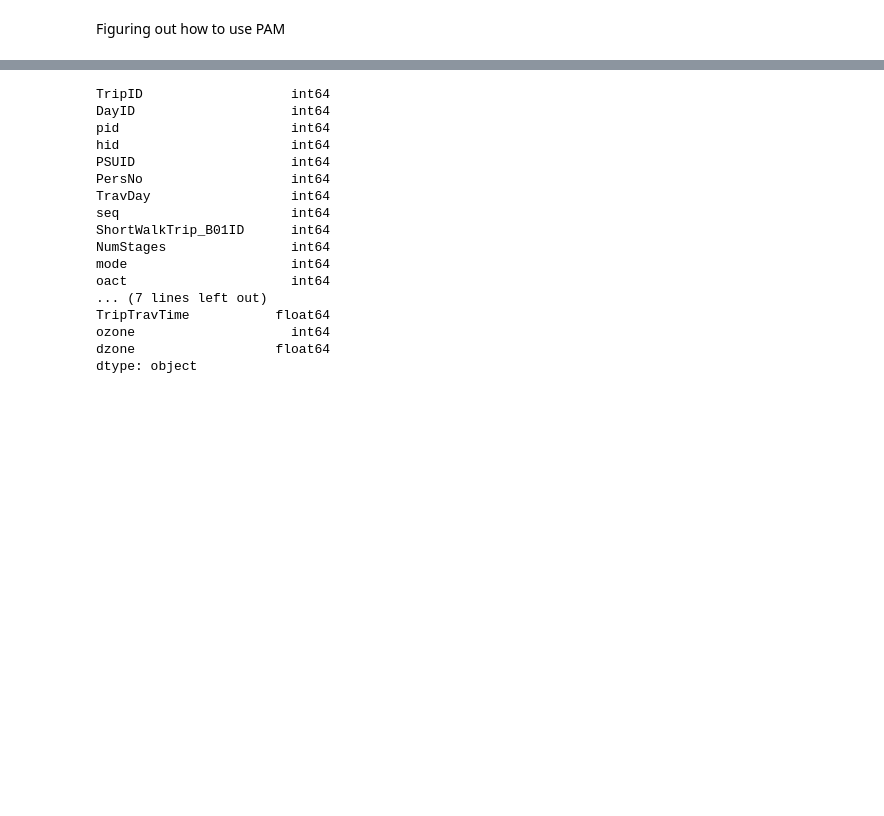
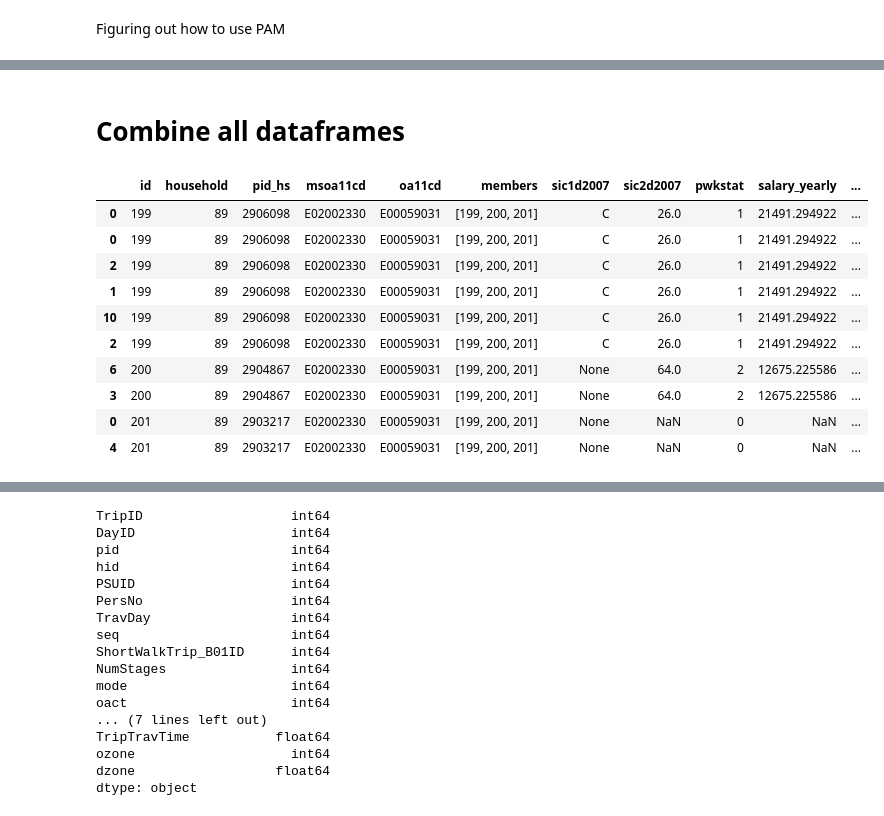
Before and after one commit to Urban-Analytics-Technology-Platform/acbm, a Jupyter notebook: notebooks/sandbox_exploring_pam.ipynb, the cells around one changed output, grey strips where cells are left out. Drawn from its saved outputs; the diff is of its cells as text; code cells hidden in the pictures; blank space fills up the shorter version.

Commit message:
update before merge

```diff
--- a/notebooks/sandbox_exploring_pam.ipynb
+++ b/notebooks/sandbox_exploring_pam.ipynb
@@ -15,0 +106,7 @@ from acbm.preprocessing import nts_filter_by_year
+# %%
+# get all activity chains where dact is home
+activity_chains_home = activity_chains[activity_chains["dact"] == "home"]
+# get all activity chains where dact is not work or education
+activity_chains_other = activity_chains[
+    ~activity_chains["dact"].isin(["work", "education", "home"])
+]
@@ -15,0 +167,4 @@ from acbm.preprocessing import nts_filter_by_year
+# %%
+# Keep one row per household and select only household and OA21CD columns
+activity_chains_home_hh = activity_chains_home.drop_duplicates(subset=["household"])
+activity_chains_home_hh = activity_chains_home_hh[["household", "dact", "OA21CD"]]
@@ -15,0 +191,15 @@ from acbm.preprocessing import nts_filter_by_year
+# %%
+# apply the function to a row in activity_chains_ex
+activity_chains_home_hh[["activity_id", "activity_geom"]] = activity_chains_home_hh.apply(
+    lambda row: select_facility(
+        row=row,
+        facilities_gdf=osm_data_gdf,
+        row_destination_zone_col="OA21CD",
+        row_activity_type_col="dact",
+        gdf_facility_zone_col="OA21CD",
+        gdf_facility_type_col="activities",
+        gdf_sample_col="floor_area",
+        #neighboring_zones=zone_neighbors,
+    ),
+    axis=1,
+)
@@ -15,0 +235,9 @@ from acbm.preprocessing import nts_filter_by_year
+# %%
+# join activity_chains_home_hh onto activity_chains_home based on household column
+activity_chains_home = activity_chains_home.merge(
+    activity_chains_home_hh[["household", "activity_id", "activity_geom"]],
+    on="household",
+    how="left",
+)
+
+activity_chains_home.head(5)
@@ -15,0 +251,23 @@ from acbm.preprocessing import nts_filter_by_year
+# %% [markdown]
+# Combine all dataframes
+# %%
+# merge the three dataframes
+activity_chains_all = pd.concat([activity_chains_edu,
+                                 activity_chains_work,
+                                 activity_chains_home,
+                                 activity_chains_other])
+# sort by houshold_id, individual_id, and sequence
+activity_chains_all = activity_chains_all.sort_values(by=["household", "id", "seq"])
+activity_chains_all.head(10)
+# %% [output]
+|  | id | household | pid_hs | msoa11cd | oa11cd | members | sic1d2007 | sic2d2007 | pwkstat | salary_yearly | ... |
+| 0 | 199 | 89 | 2906098 | E02002330 | E00059031 | [199, 200, 201] | C | 26.0 | 1 | 21491.294922 | ... |
+| 0 | 199 | 89 | 2906098 | E02002330 | E00059031 | [199, 200, 201] | C | 26.0 | 1 | 21491.294922 | ... |
+| 2 | 199 | 89 | 2906098 | E02002330 | E00059031 | [199, 200, 201] | C | 26.0 | 1 | 21491.294922 | ... |
+| 1 | 199 | 89 | 2906098 | E02002330 | E00059031 | [199, 200, 201] | C | 26.0 | 1 | 21491.294922 | ... |
+| 10 | 199 | 89 | 2906098 | E02002330 | E00059031 | [199, 200, 201] | C | 26.0 | 1 | 21491.294922 | ... |
+| 2 | 199 | 89 | 2906098 | E02002330 | E00059031 | [199, 200, 201] | C | 26.0 | 1 | 21491.294922 | ... |
+| 6 | 200 | 89 | 2904867 | E02002330 | E00059031 | [199, 200, 201] | None | 64.0 | 2 | 12675.225586 | ... |
+| 3 | 200 | 89 | 2904867 | E02002330 | E00059031 | [199, 200, 201] | None | 64.0 | 2 | 12675.225586 | ... |
+| 0 | 201 | 89 | 2903217 | E02002330 | E00059031 | [199, 200, 201] | None | NaN | 0 | NaN | ... |
+| 4 | 201 | 89 | 2903217 | E02002330 | E00059031 | [199, 200, 201] | None | NaN | 0 | NaN | ... |
```
Also changed, not shown: parts of 33 cells of this notebook, 2 other files.
